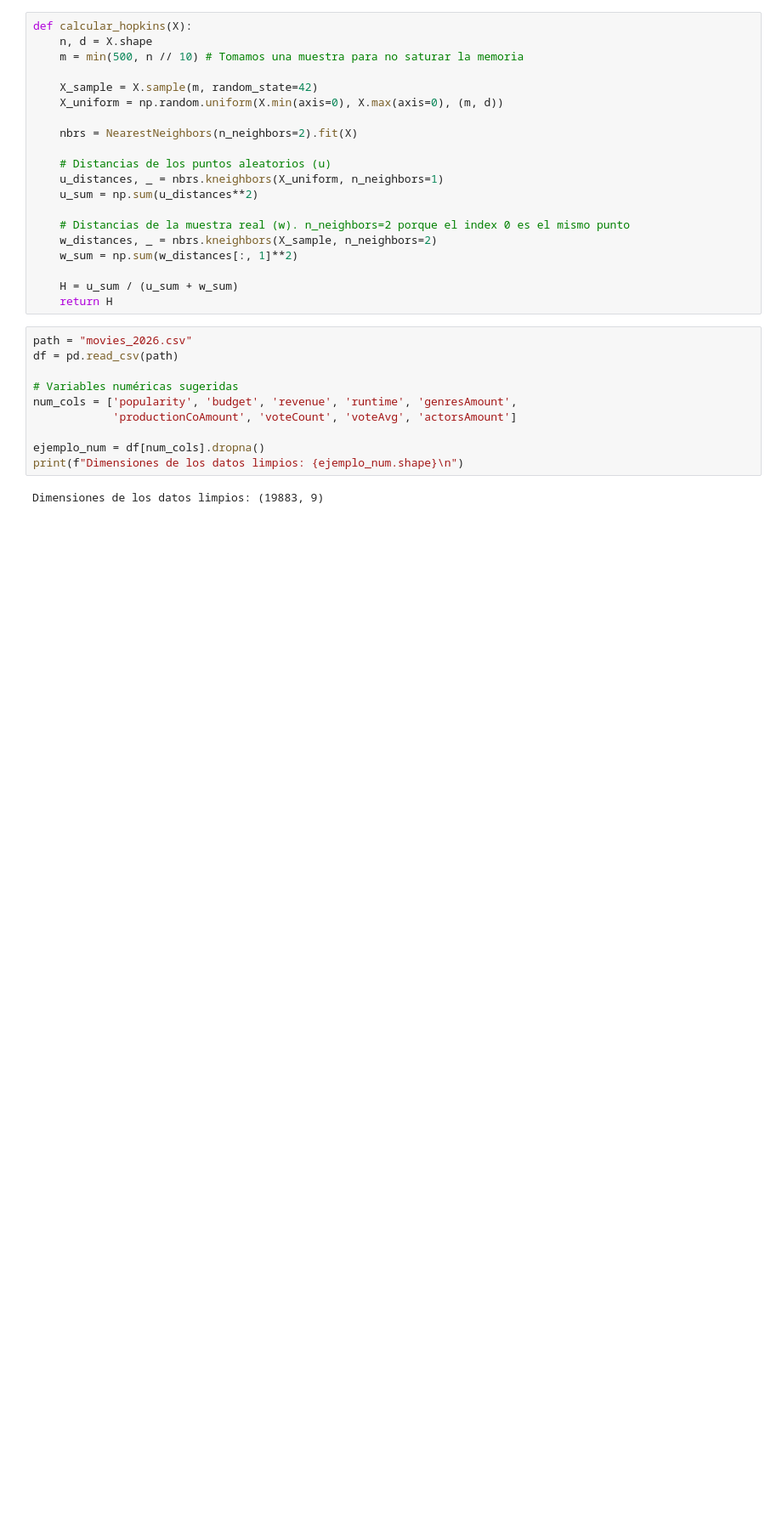
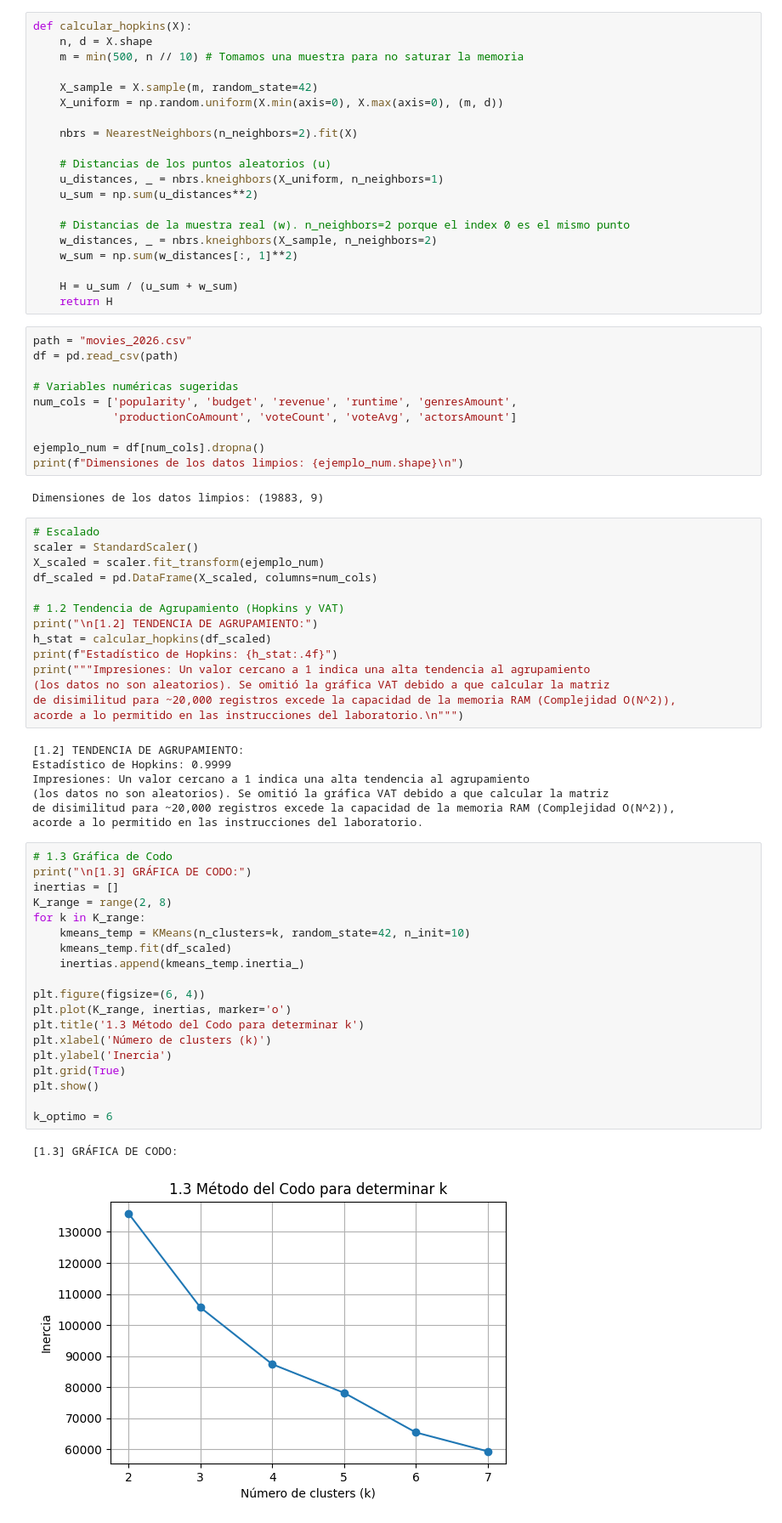
Before and after one commit to Palasuwu/Lab02Nosupervisado, a Jupyter notebook: Lab04.ipynb, the cells around one changed output. Shown at 85% size. Drawn from its saved outputs; the diff is of its cells as text; blank space fills up the shorter version.

Commit message:
Clustering

```diff
--- a/Lab04.ipynb
+++ b/Lab04.ipynb
@@ -46,3 +48,46 @@ ejemplo_num = df[num_cols].dropna()
 print(f"Dimensiones de los datos limpios: {ejemplo_num.shape}\n")
 # %% [output]
 Dimensiones de los datos limpios: (19883, 9)
+# %%
+# Escalado
+scaler = StandardScaler()
+X_scaled = scaler.fit_transform(ejemplo_num)
+df_scaled = pd.DataFrame(X_scaled, columns=num_cols)
+
+# 1.2 Tendencia de Agrupamiento (Hopkins y VAT)
+print("\n[1.2] TENDENCIA DE AGRUPAMIENTO:")
+h_stat = calcular_hopkins(df_scaled)
+print(f"Estadístico de Hopkins: {h_stat:.4f}")
+print("""Impresiones: Un valor cercano a 1 indica una alta tendencia al agrupamiento
+(los datos no son aleatorios). Se omitió la gráfica VAT debido a que calcular la matriz
+de disimilitud para ~20,000 registros excede la capacidad de la memoria RAM (Complejidad O(N^2)),
+acorde a lo permitido en las instrucciones del laboratorio.\n""")
+# %% [output]
+[1.2] TENDENCIA DE AGRUPAMIENTO:
+Estadístico de Hopkins: 0.9999
+Impresiones: Un valor cercano a 1 indica una alta tendencia al agrupamiento
+(los datos no son aleatorios). Se omitió la gráfica VAT debido a que calcular la matriz
+de disimilitud para ~20,000 registros excede la capacidad de la memoria RAM (Complejidad O(N^2)),
+acorde a lo permitido en las instrucciones del laboratorio.
+# %%
+# 1.3 Gráfica de Codo
+print("\n[1.3] GRÁFICA DE CODO:")
+inertias = []
+K_range = range(2, 8)
+for k in K_range:
+    kmeans_temp = KMeans(n_clusters=k, random_state=42, n_init=10)
+    kmeans_temp.fit(df_scaled)
+    inertias.append(kmeans_temp.inertia_)
+
+plt.figure(figsize=(6, 4))
+plt.plot(K_range, inertias, marker='o')
+plt.title('1.3 Método del Codo para determinar k')
+plt.xlabel('Número de clusters (k)')
+plt.ylabel('Inercia')
+plt.grid(True)
+plt.show()
+
+k_optimo = 6
+# %% [output]
+[1.3] GRÁFICA DE CODO:
+[figure, added]
```
Also changed, not shown: parts of 3 cells of this notebook.
